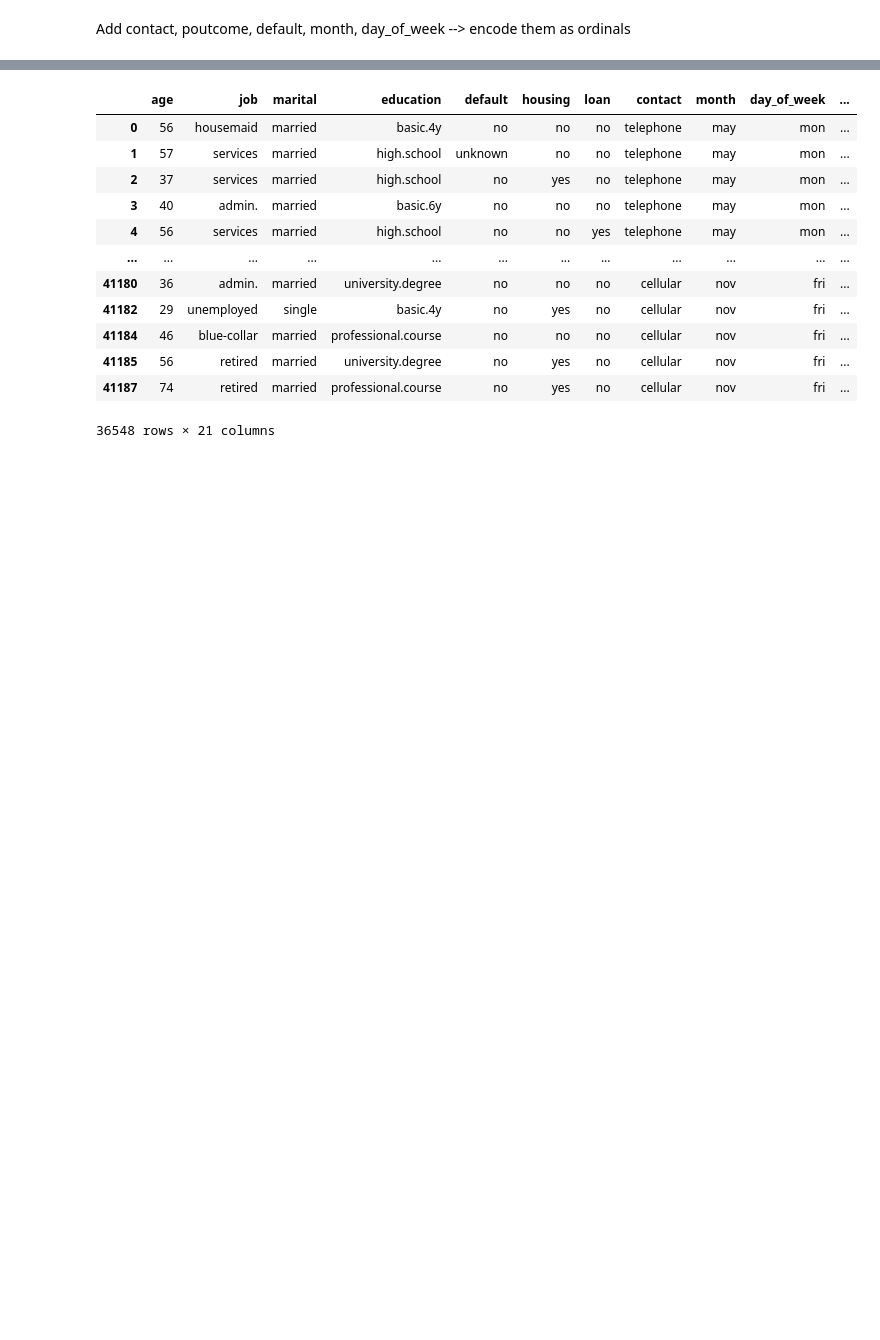
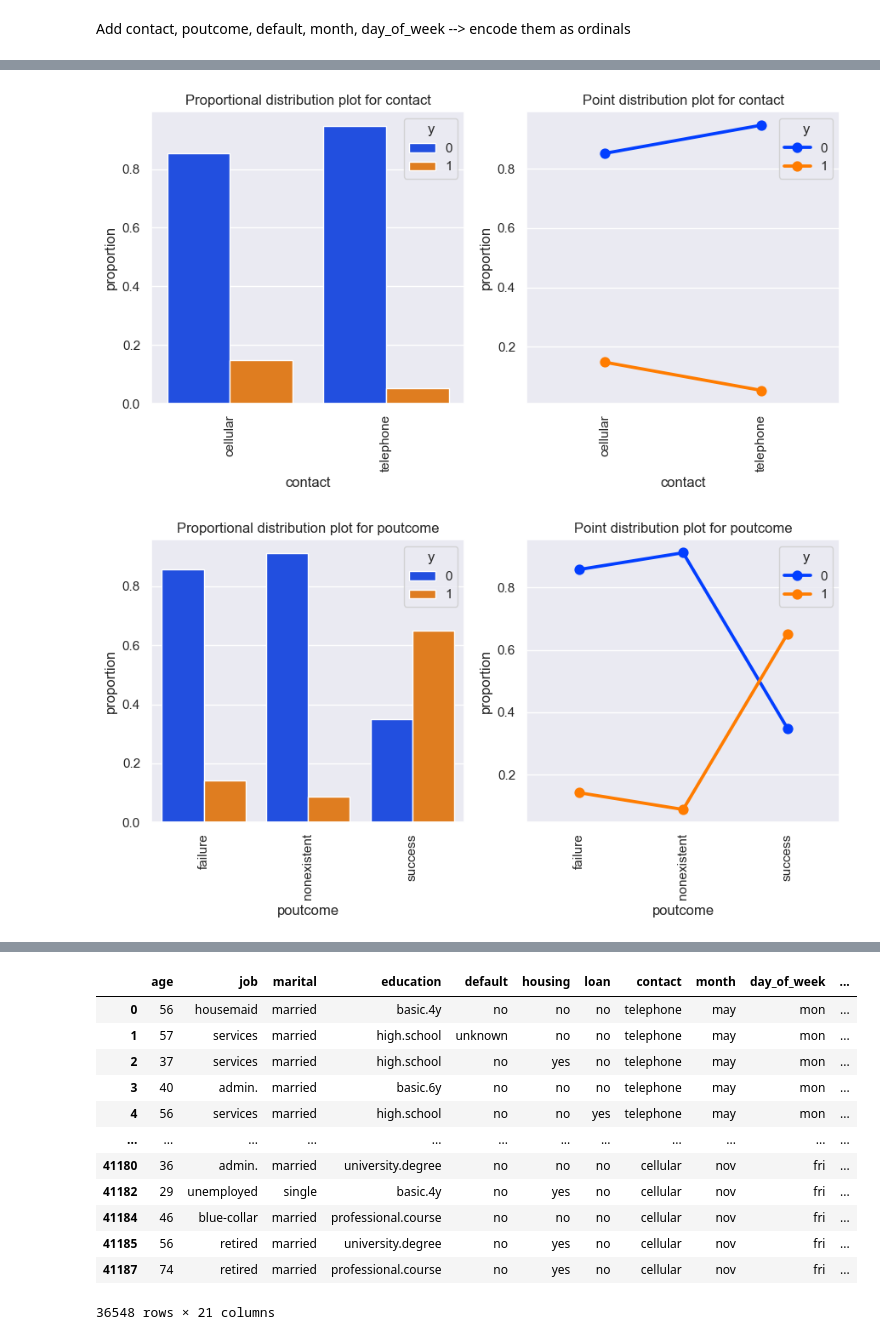
Before and after one commit to vtsou359/BankMarketing_ComparingClassifiers, a Jupyter notebook: bank_marketing.ipynb, the cells around one changed output, grey strips where cells are left out. Cells and saved outputs as stored; diff of their text form; code cells hidden in the pictures; blank space fills up the shorter version.

```diff
--- a/bank_marketing.ipynb
+++ b/bank_marketing.ipynb
@@ -937,0 +1049,7 @@ month, day_of_week --> encode them as ordinals
+# %%
+columns_to_plot = ['contact', 'poutcome', 'default']
+for i in columns_to_plot:
+    plot_feature_distribution(df = df, feature = i, target = 'y', visualisation_size_numeric = (12, 5))
+# %% [output]
+[figure, added]
+[figure, added]
```
Also changed, not shown: parts of 10 cells of this notebook.
